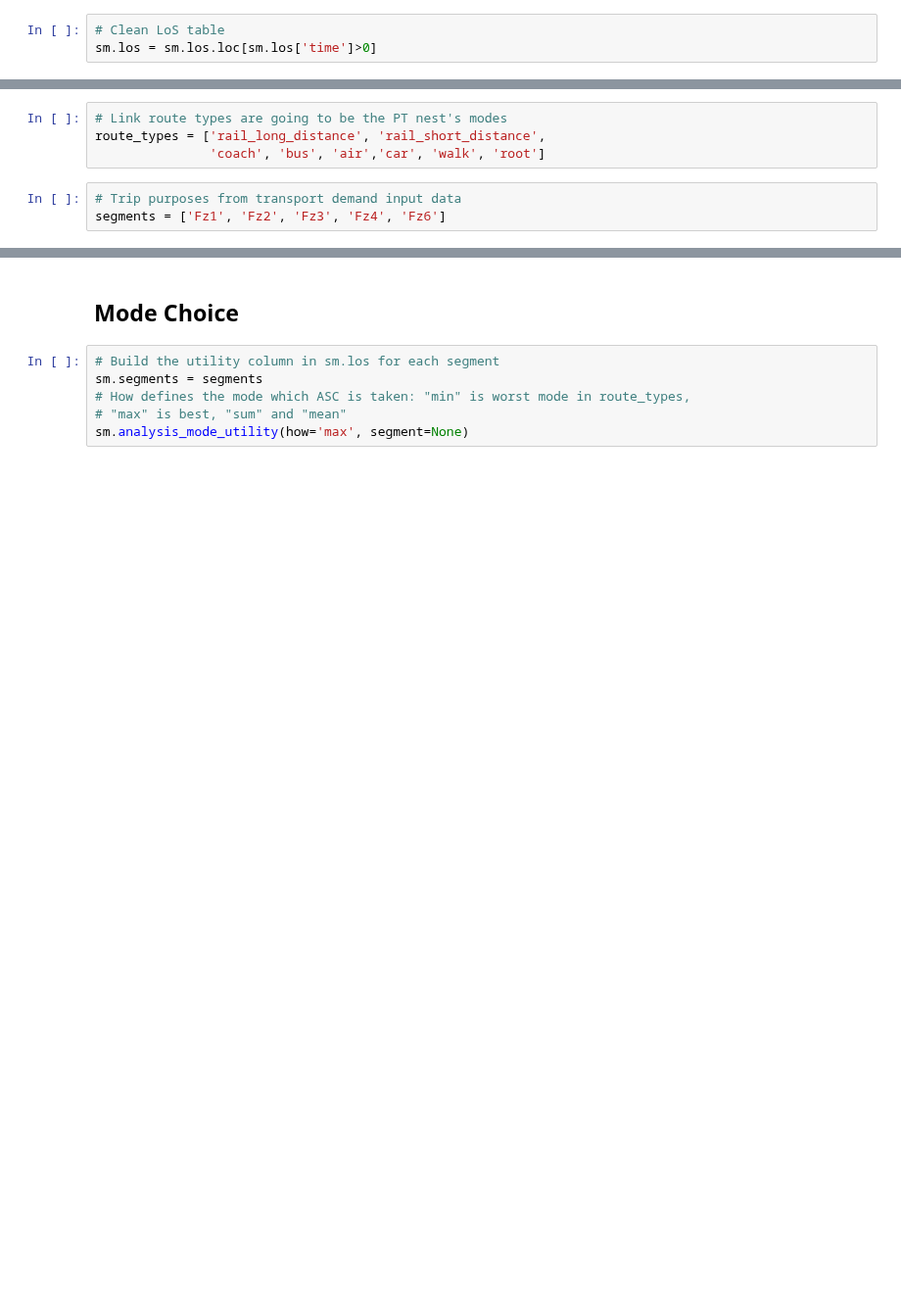
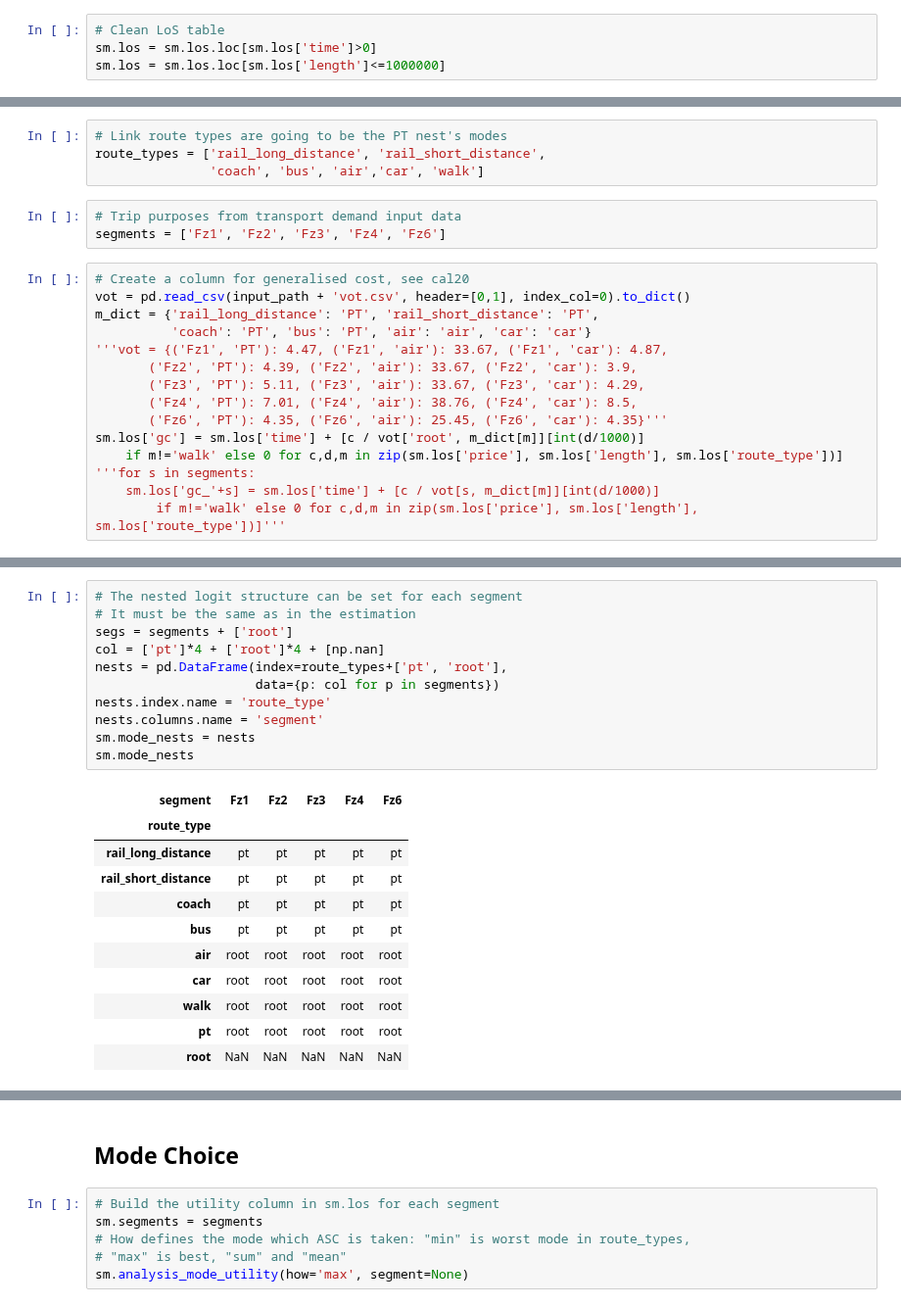
Before and after one commit to marlinarnz/quetzal_germany, a Jupyter notebook: notebooks/model30_mode_choice.ipynb, the cells around one changed output, grey strips where cells are left out. Shown at 98% size. Cells and saved outputs as stored; diff of their text form; blank space fills up the shorter version.

```diff
--- a/notebooks/model30_mode_choice.ipynb
+++ b/notebooks/model30_mode_choice.ipynb
@@ -44,3 +45,4 @@ sm.los.sample(3)
 # %%
 # Clean LoS table
 sm.los = sm.los.loc[sm.los['time']>0]
+sm.los = sm.los.loc[sm.los['length']<=1000000]
@@ -58,7 +64,22 @@ sm.los['time'] = sm.los['time'] / 3600
 # %%
 # Link route types are going to be the PT nest's modes
 route_types = ['rail_long_distance', 'rail_short_distance',
-               'coach', 'bus', 'air','car', 'walk', 'root']
+               'coach', 'bus', 'air','car', 'walk']
 # %%
 # Trip purposes from transport demand input data
 segments = ['Fz1', 'Fz2', 'Fz3', 'Fz4', 'Fz6']
+# %%
+# Create a column for generalised cost, see cal20
+vot = pd.read_csv(input_path + 'vot.csv', header=[0,1], index_col=0).to_dict()
+m_dict = {'rail_long_distance': 'PT', 'rail_short_distance': 'PT',
+          'coach': 'PT', 'bus': 'PT', 'air': 'air', 'car': 'car'}
+'''vot = {('Fz1', 'PT'): 4.47, ('Fz1', 'air'): 33.67, ('Fz1', 'car'): 4.87,
+       ('Fz2', 'PT'): 4.39, ('Fz2', 'air'): 33.67, ('Fz2', 'car'): 3.9,
+       ('Fz3', 'PT'): 5.11, ('Fz3', 'air'): 33.67, ('Fz3', 'car'): 4.29,
+       ('Fz4', 'PT'): 7.01, ('Fz4', 'air'): 38.76, ('Fz4', 'car'): 8.5,
+       ('Fz6', 'PT'): 4.35, ('Fz6', 'air'): 25.45, ('Fz6', 'car'): 4.35}'''
+sm.los['gc'] = sm.los['time'] + [c / vot['root', m_dict[m]][int(d/1000)]
+    if m!='walk' else 0 for c,d,m in zip(sm.los['price'], sm.los['length'], sm.los['route_type'])]
+'''for s in segments:
+    sm.los['gc_'+s] = sm.los['time'] + [c / vot[s, m_dict[m]][int(d/1000)]
+        if m!='walk' else 0 for c,d,m in zip(sm.los['price'], sm.los['length'], sm.los['route_type'])]'''
@@ -64,0 +97,23 @@ segments = ['Fz1', 'Fz2', 'Fz3', 'Fz4', 'Fz6']
+# %%
+# The nested logit structure can be set for each segment
+# It must be the same as in the estimation
+segs = segments + ['root']
+col = ['pt']*4 + ['root']*4 + [np.nan]
+nests = pd.DataFrame(index=route_types+['pt', 'root'],
+                     data={p: col for p in segments})
+nests.index.name = 'route_type'
+nests.columns.name = 'segment'
+sm.mode_nests = nests
+sm.mode_nests
+# %% [output]
+| segment | Fz1 | Fz2 | Fz3 | Fz4 | Fz6 |
+| route_type |  |  |  |  |  |
+| rail_long_distance | pt | pt | pt | pt | pt |
+| rail_short_distance | pt | pt | pt | pt | pt |
+| coach | pt | pt | pt | pt | pt |
+| bus | pt | pt | pt | pt | pt |
+| air | root | root | root | root | root |
+| car | root | root | root | root | root |
+| walk | root | root | root | root | root |
+| pt | root | root | root | root | root |
+| root | NaN | NaN | NaN | NaN | NaN |
```
Also changed, not shown: parts of 22 cells of this notebook, 14 other files.
